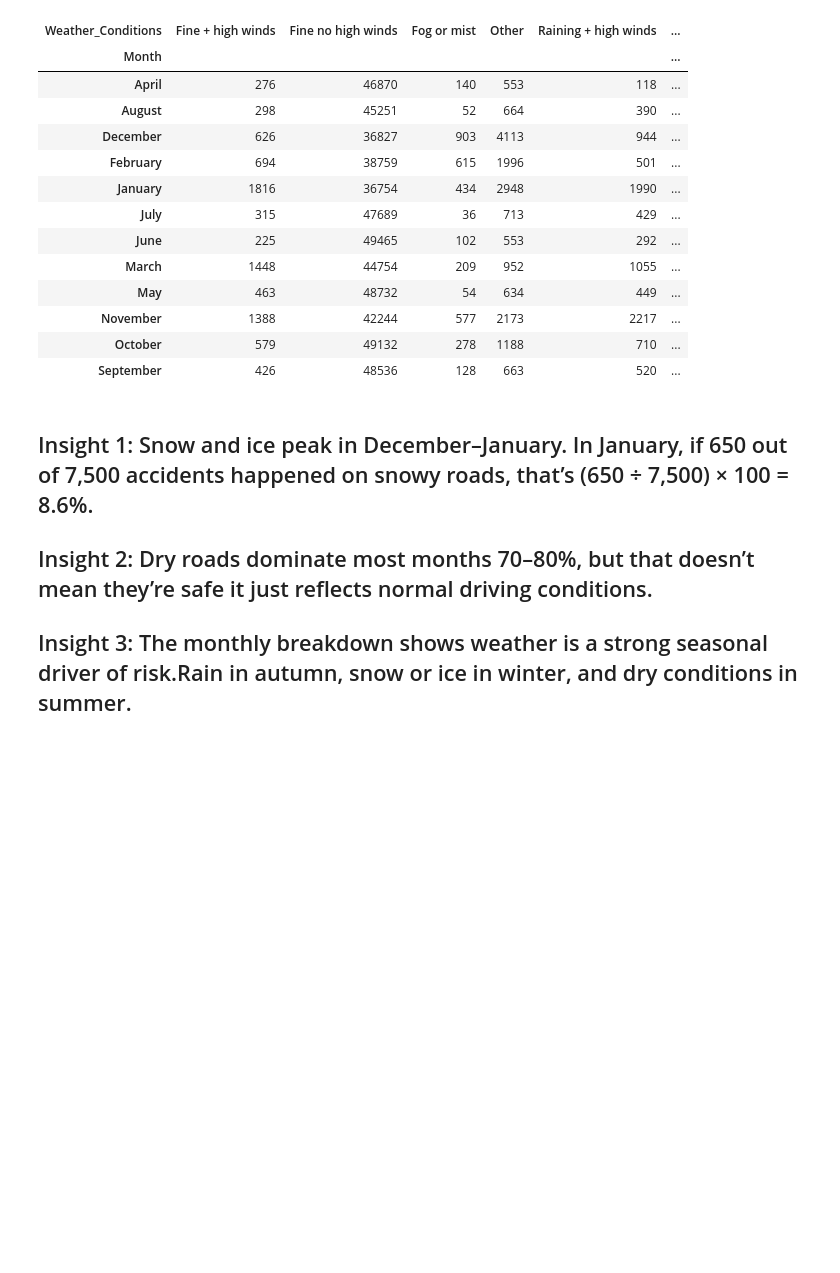
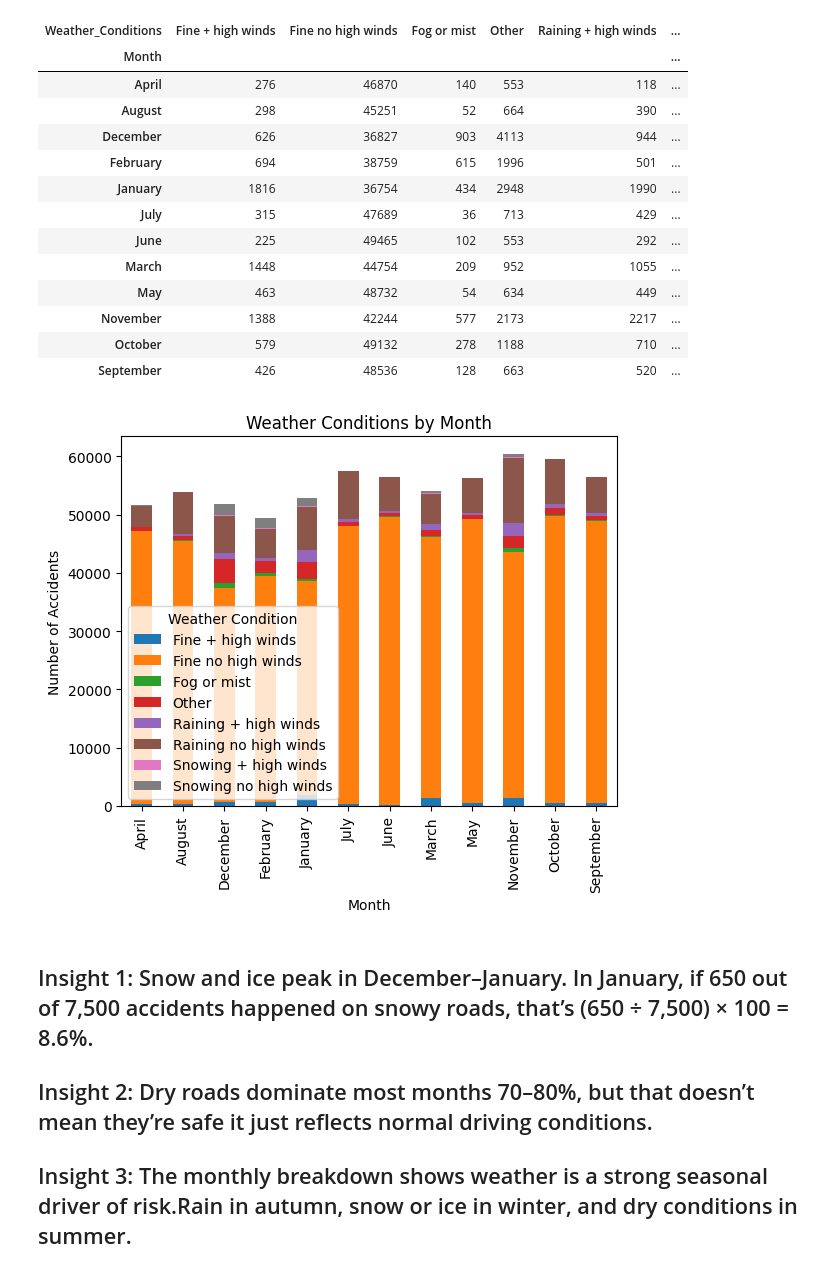
Before and after one commit to JadeCreed/ELEC303-DATA_ANALYTICS-REDOTA, a Jupyter notebook: Activity2.ipynb, the cells around one changed output. Cells and saved outputs as stored; diff of their text form; code cells hidden in the pictures; blank space fills up the shorter version.

```diff
--- a/Activity2.ipynb
+++ b/Activity2.ipynb
@@ -439,6 +445,17 @@ df.groupby(['Month', 'Weather_Conditions']).size().unstack(fill_value=0)
 | November | 1388 | 42244 | 577 | 2173 | 2217 | ... |
 | October | 579 | 49132 | 278 | 1188 | 710 | ... |
 | September | 426 | 48536 | 128 | 663 | 520 | ... |
+# %%
+weather_month = df.groupby(['Month', 'Weather_Conditions']).size()
+weather_month.unstack(fill_value=0).plot(kind='bar', stacked=True)
+
+plt.title("Weather Conditions by Month")
+plt.xlabel("Month")
+plt.ylabel("Number of Accidents")
+plt.legend(title="Weather Condition")
+plt.show()
+# %% [output]
+[figure, added]
 # %% [markdown]
 <h2>Insight 1: Snow and ice peak in December–January. In January, if 650 out of 7,500 accidents happened on snowy roads, that’s (650 ÷ 7,500) × 100 = 8.6%.</h2>
 
```
Also changed, not shown: parts of 12 cells of this notebook.
